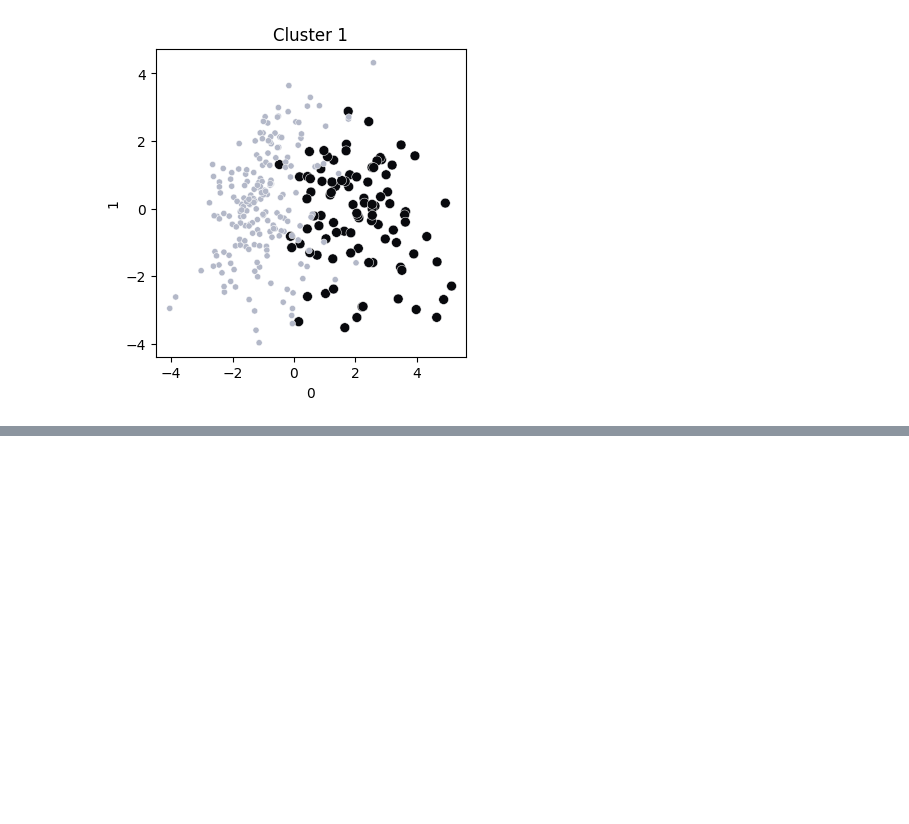
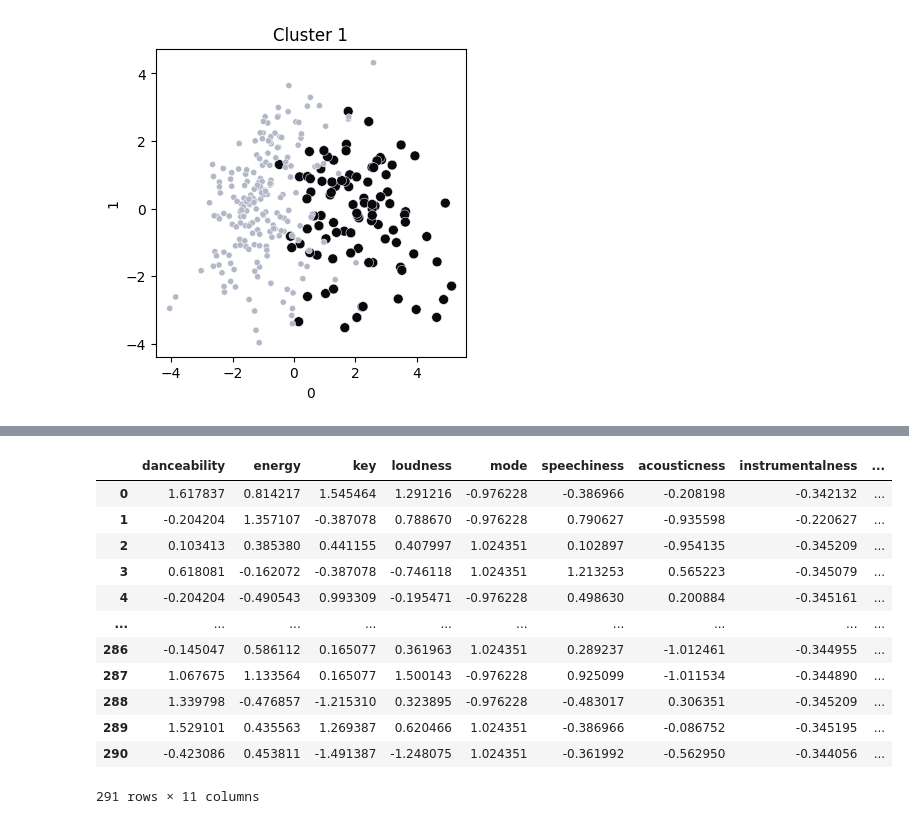
Before and after one commit to bautidea/kaggle_competitions, a Jupyter notebook: spotify_clustering/notebook_resolucion.ipynb, the cells around one changed output, grey strips where cells are left out. Cells and saved outputs as stored; diff of their text form; code cells hidden in the pictures; blank space fills up the shorter version.

```diff
--- a/spotify_clustering/notebook_resolucion.ipynb
+++ b/spotify_clustering/notebook_resolucion.ipynb
@@ -760,0 +790,19 @@ A for the metrics compared to K-Means cluster they were better
+# %%
+# Columns to drop.
+col_name_drop = ['duration_ms', 'song_popularity', 'artist_popularity', 'artist_followers', 'release_year']
+X_sc.drop(columns=col_name_drop,inplace=True)
+X_sc.head(2)
+# %% [output]
+|  | danceability | energy | key | loudness | mode | speechiness | acousticness | instrumentalness | ... |
+| 0 | 1.617837 | 0.814217 | 1.545464 | 1.291216 | -0.976228 | -0.386966 | -0.208198 | -0.342132 | ... |
+| 1 | -0.204204 | 1.357107 | -0.387078 | 0.788670 | -0.976228 | 0.790627 | -0.935598 | -0.220627 | ... |
+| 2 | 0.103413 | 0.385380 | 0.441155 | 0.407997 | 1.024351 | 0.102897 | -0.954135 | -0.345209 | ... |
+| 3 | 0.618081 | -0.162072 | -0.387078 | -0.746118 | 1.024351 | 1.213253 | 0.565223 | -0.345079 | ... |
+| 4 | -0.204204 | -0.490543 | 0.993309 | -0.195471 | -0.976228 | 0.498630 | 0.200884 | -0.345161 | ... |
+| ... | ... | ... | ... | ... | ... | ... | ... | ... | ... |
+| 286 | -0.145047 | 0.586112 | 0.165077 | 0.361963 | 1.024351 | 0.289237 | -1.012461 | -0.344955 | ... |
+| 287 | 1.067675 | 1.133564 | 0.165077 | 1.500143 | -0.976228 | 0.925099 | -1.011534 | -0.344890 | ... |
+| 288 | 1.339798 | -0.476857 | -1.215310 | 0.323895 | -0.976228 | -0.483017 | 0.306351 | -0.345209 | ... |
+| 289 | 1.529101 | 0.435563 | 1.269387 | 0.620466 | 1.024351 | -0.386966 | -0.086752 | -0.345195 | ... |
+| 290 | -0.423086 | 0.453811 | -1.491387 | -1.248075 | 1.024351 | -0.361992 | -0.562950 | -0.344056 | ... |
+291 rows × 11 columns
```
Also changed, not shown: parts of 11 cells of this notebook.
